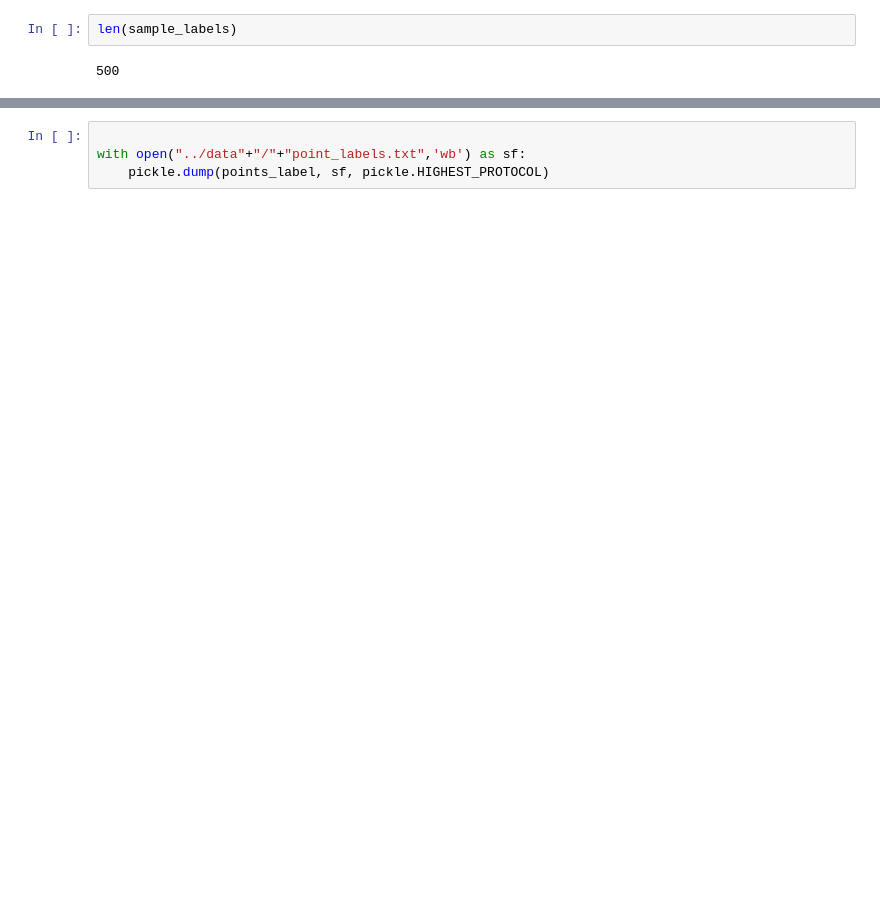
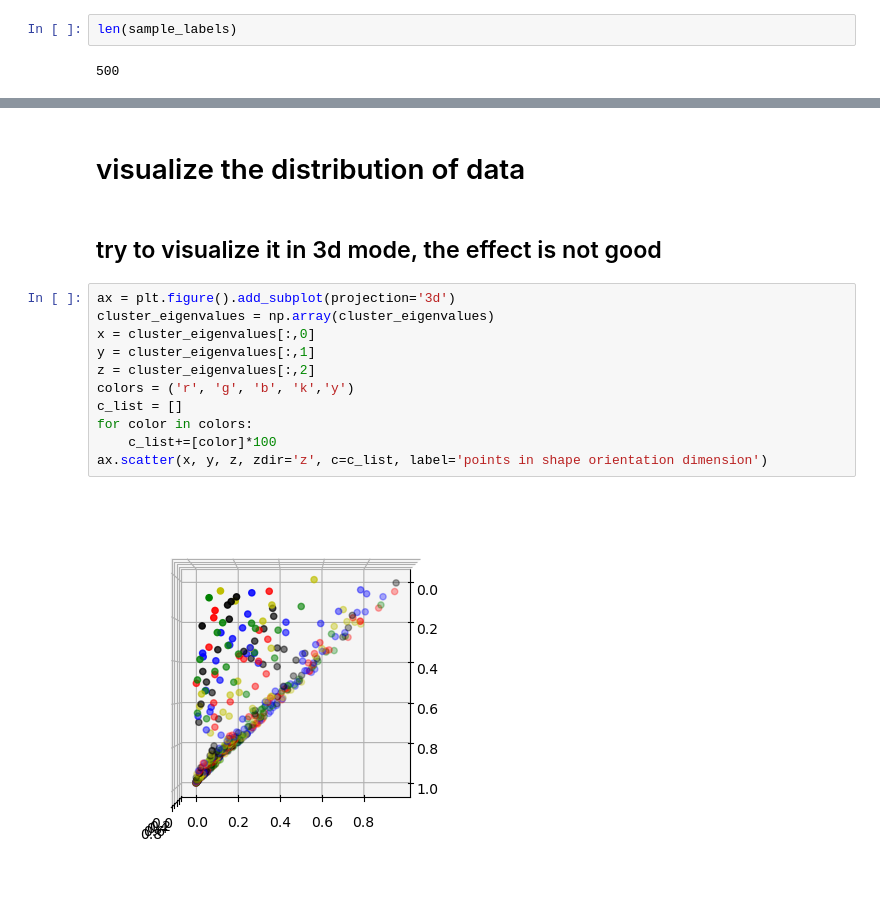
Before and after one commit to zhangchi233/assignment2_geo5017, a Jupyter notebook: code/data_preprocessing.ipynb, the cells around one changed output, grey strips where cells are left out. Cells and saved outputs as stored; diff of their text form; blank space fills up the shorter version.

```diff
--- a/code/data_preprocessing.ipynb
+++ b/code/data_preprocessing.ipynb
@@ -137,4 +131,17 @@ print(file)
-# %%
-
-with open("../data"+"/"+"point_labels.txt",'wb') as sf:
-    pickle.dump(points_label, sf, pickle.HIGHEST_PROTOCOL)
+# %% [markdown]
+# visualize the distribution of data
+# %% [markdown]
+## try to visualize it in 3d mode, the effect is not good
+# %%
+ax = plt.figure().add_subplot(projection='3d')
+cluster_eigenvalues = np.array(cluster_eigenvalues)
+x = cluster_eigenvalues[:,0]
+y = cluster_eigenvalues[:,1]
+z = cluster_eigenvalues[:,2]
+colors = ('r', 'g', 'b', 'k','y')
+c_list = []
+for color in colors:
+    c_list+=[color]*100
+ax.scatter(x, y, z, zdir='z', c=c_list, label='points in shape orientation dimension')
+# %% [output]
+[figure, added]
```
Also changed, not shown: parts of 17 cells of this notebook, 1 other file.
